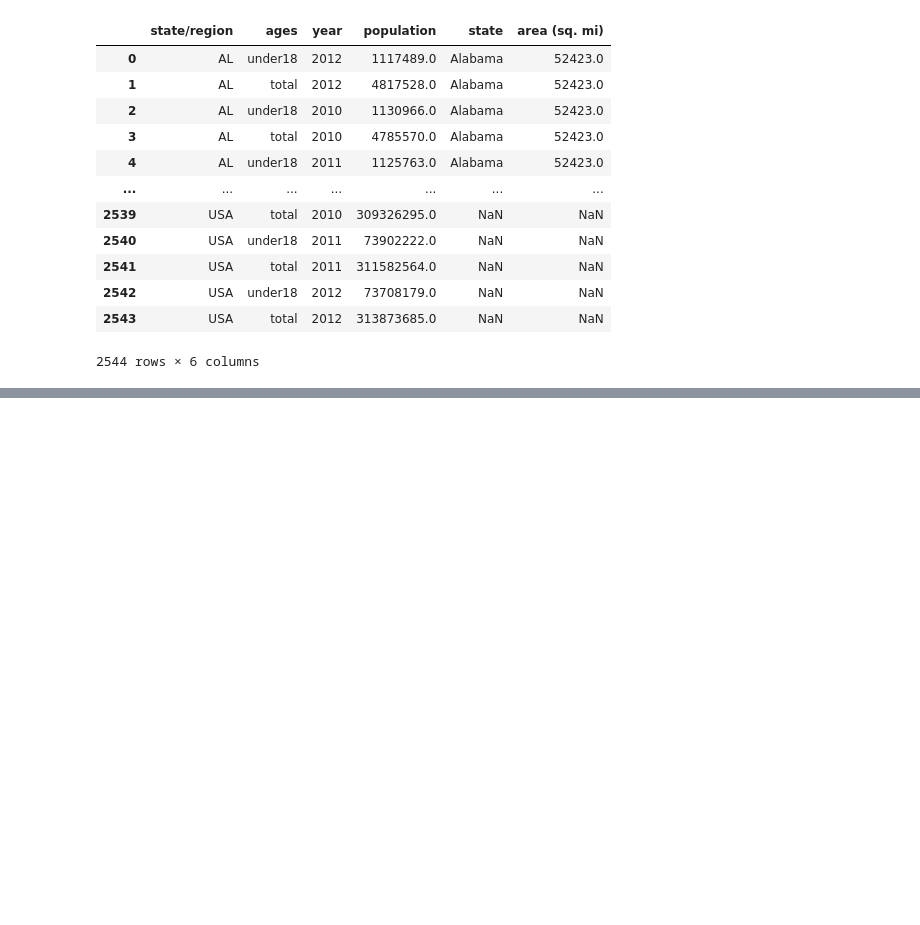
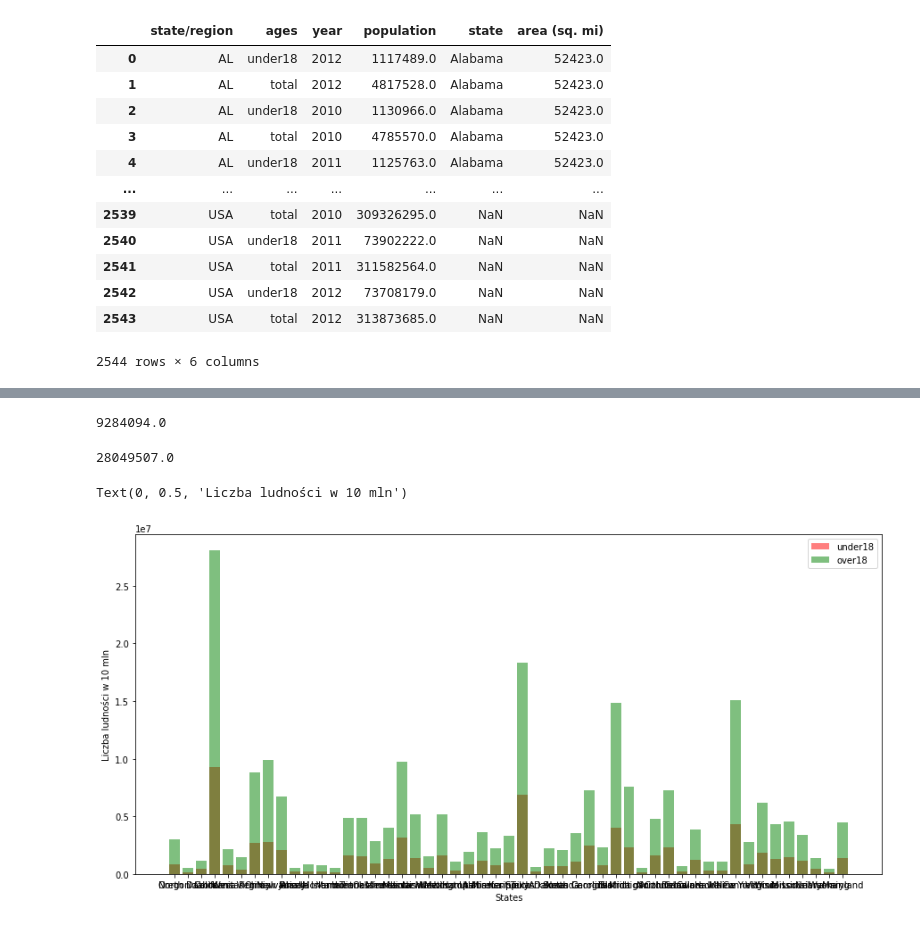
Before and after one commit to Klaudia2022/Obliczenianaukowe, a Jupyter notebook: Kopia_notatnika_Pandas2_live.ipynb, the cells around one changed output, grey strips where cells are left out. Cells and saved outputs as stored; diff of their text form; code cells hidden in the pictures; blank space fills up the shorter version.

```diff
--- a/Kopia_notatnika_Pandas2_live.ipynb
+++ b/Kopia_notatnika_Pandas2_live.ipynb
@@ -537,0 +554,3 @@ usa
+# %%
+x=set(usa2['state'])
+x
@@ -537,0 +575,4 @@ usa
+# %%
+x=list(x)
+x.remove(np.NaN)
+x
@@ -537,0 +585,15 @@ usa
+# %%
+under18=[]
+over18=[]
+# %%
+for i in range(len(x)):
+  under18.append(float(usa2[(usa2['state']==x[i])&(usa2['ages']=='under18')]['population']))
+  over18.append(float(usa2[(usa2['state']==x[i])&(usa2['ages']=='total')]['population'])-under18[i])
+# %%
+max(under18)
+# %% [output]
+9284094.0
+# %%
+max(over18)
+# %% [output]
+28049507.0
@@ -537,0 +602,13 @@ usa
+# %%
+plt.figure(figsize=(15, 7))
+plt.bar(x, under18, color = 'red', alpha=0.5, label = 'under18')
+plt.bar(x, over18, color = 'green', alpha=0.5, label = 'over18')
+
+plt.xticks(x,x)
+
+plt.legend()
+plt.xlabel('States')
+plt.ylabel('Liczba ludności w 10')
+# %% [output]
+Text(0, 0.5, 'Liczba ludności w 10 mln')
+[figure, added]
```
Also changed, not shown: parts of 13 cells of this notebook.
